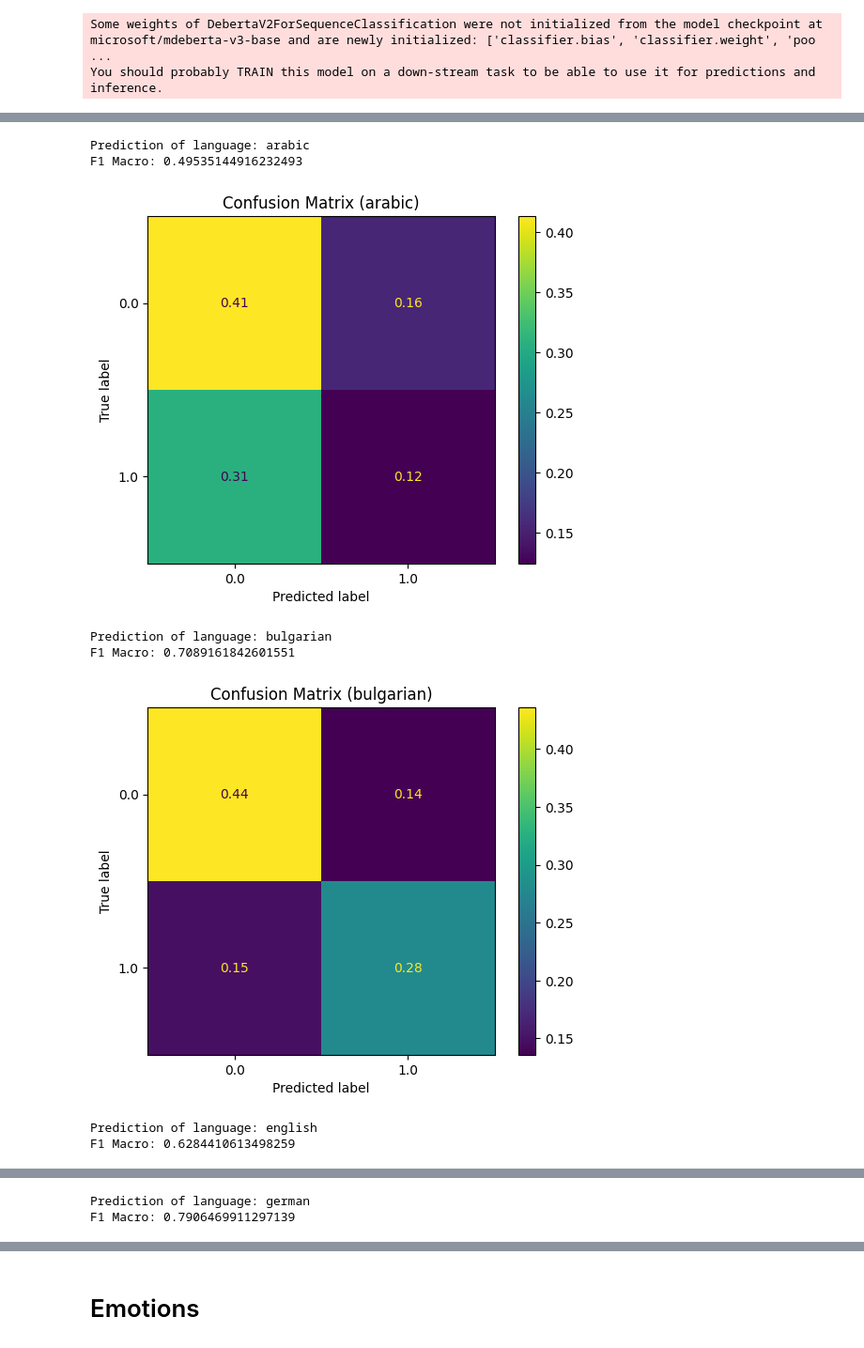
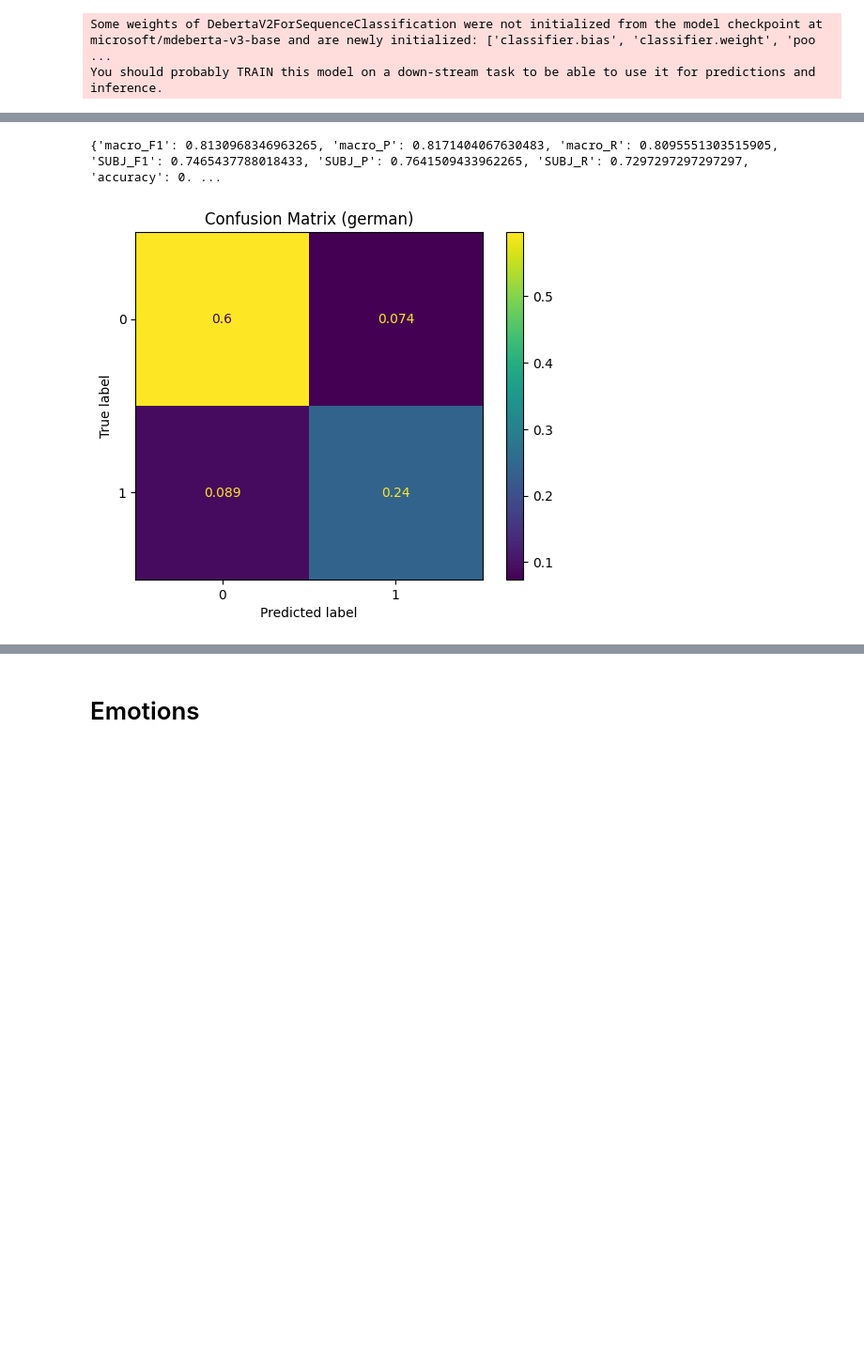
Before and after one commit to MatteoFasulo/clef2025-checkthat, a Jupyter notebook: notebook.ipynb, the cells around one changed output, grey strips where cells are left out. Shown at 94% size. Cells and saved outputs as stored; diff of their text form; code cells hidden in the pictures; blank space fills up the shorter version.

Commit message:
Update with pipeline for training DeBERTa on language specific dataset

```diff
--- a/notebook.ipynb
+++ b/notebook.ipynb
@@ -170,7 +170,8 @@ class Subjectivity:
         return model
 
     def get_class_weights(self, dataset: pd.DataFrame):
-        class_weights = compute_class_weight('balanced', classes=np.unique(dataset['label']), y=dataset['label']).to(self.device)
+        class_weights = compute_class_weight('balanced', classes=np.unique(dataset['label']), y=dataset['label'])
+        class_weights = torch.tensor(class_weights, dtype=torch.float32).to(self.device)
         return class_weights
 
     def tokenize_text(self, sentences: pd.Series, max_length: int = 100):
@@ -476,42 +480,33 @@ with torch.no_grad():
     for batch in tqdm(test_dl, desc="Predicting"):
         b_input_ids, b_input_mask, b_labels = batch
         b_input_ids = b_input_ids.to(device)
         b_input_mask = b_input_mask.to(device)
         b_labels = b_labels.to(device)
 
         result = model(b_input_ids,
                         token_type_ids=None,
                         attention_mask=b_input_mask,
                         labels=b_labels,
                         return_dict=True)
 
         logits = result.logits
         logits = logits.detach().cpu().numpy()
         label_ids = b_labels.to('cpu').numpy()
 
         labels.extend(label_ids)
         logits = np.argmax(logits, axis=1)
         predictions.extend(logits)
 
     labels = np.array(labels)
     predictions = np.array(predictions)
-    f1_macro = f1_score(labels, predictions, average="macro", zero_division=0)
-    acc = accuracy_score(labels, predictions)
 
     results_df.loc[len(results_df)] = [model_card, f1_macro, acc, language]
 
-    print("Prediction of language:", language)
-    print("F1 Macro:", f1_score(labels, predictions, average="macro", zero_division=0))
+    print(detector.evaluate_model(gold_values=labels, predicted_values=predictions))
 
     ConfusionMatrixDisplay.from_predictions(labels, predictions, normalize='all')
     plt.title(f"Confusion Matrix ({language})")
     plt.show()
 # %% [output]
-Prediction of language: arabic
-F1 Macro: 0.49535144916232493
+{'macro_F1': 0.8130968346963265, 'macro_P': 0.8171404067630483, 'macro_R': 0.8095551303515905, 'SUBJ_F1': 0.7465437788018433, 'SUBJ_P': 0.7641509433962265, 'SUBJ_R': 0.7297297297297297, 'accuracy': 0. ...
-[figure, old version]
+[figure, new version]
-Prediction of language: bulgarian
-F1 Macro: 0.7089161842601551
-[figure, removed]
-Prediction of language: english
-F1 Macro: 0.6284410613498259
@@ -519,2 +512,0 @@ F1 Macro: 0.6284410613498259
-Prediction of language: german
-F1 Macro: 0.7906469911297139
```
Also changed, not shown: parts of 4 cells of this notebook.
